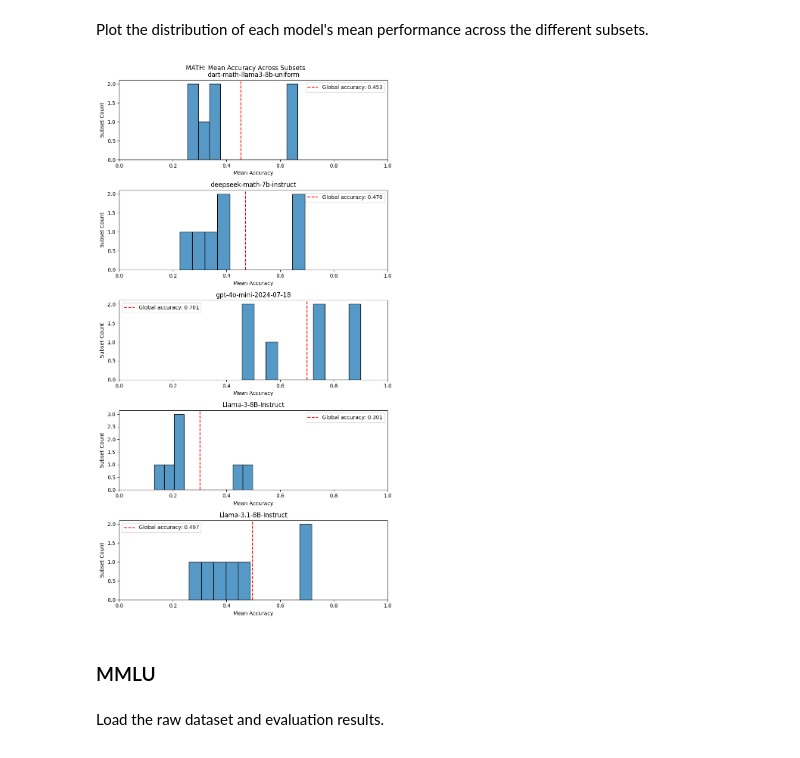
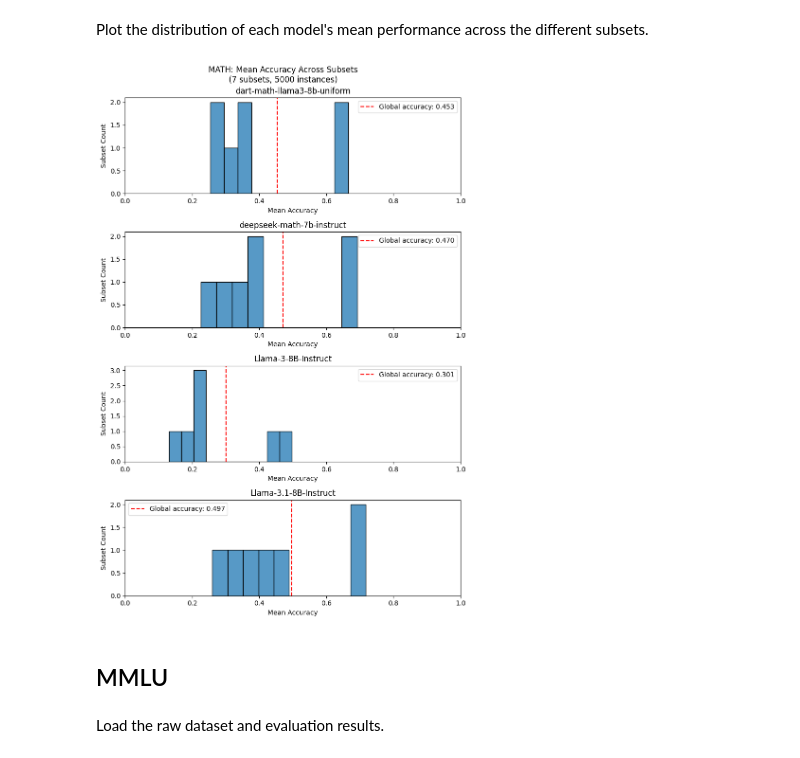
Before and after one commit to mpg05883/EvalTree, a Jupyter notebook: inter_subset_analysis.ipynb, the cells around one changed output. Saved outputs shown, nothing was run; the diff lists cells and outputs as text; code cells hidden in the pictures.

Commit message:
Updated subset analysis plots

```diff
--- a/inter_subset_analysis.ipynb
+++ b/inter_subset_analysis.ipynb
@@ -112,7 +112,7 @@ gpt-4o-2024-08-06: 1
 # %% [markdown]
 Count the number of subsets where the local model ranking differs from the global model ranking.
 # %%
-subset_col = MetadataKey.LIBRARY
+subset_col = MetadataKey.PERTURBATION_TYPE
 subsets = get_unique_metadata_values(dataset_df, subset_col)
 print(f"Subsets: {subsets}")
 
@@ -302,7 +303,7 @@ Load the raw dataset and evaluation results.
 dataset = Dataset.MATH
 dataset_df = pd.read_json(resolve_dataset_path(dataset))
 eval_results_df = load_eval_results(dataset)
-# eval_results_df = eval_results_df.drop(columns=["gpt-4o-mini-2024-07-18"])
+eval_results_df = eval_results_df.drop(columns=["gpt-4o-mini-2024-07-18"])
 models = eval_results_df.columns.tolist()
 
 num_instances, num_models = len(dataset_df), len(models)
@@ -414,6 +414,7 @@ without_gpt_4o_mini = "gpt-4o-mini-2024-07-18" not in models
 note = " (without gpt-4o-mini-2024-07-18)" if without_gpt_4o_mini else ""
 ax.set_title(
     f"{dataset}: Distribution of Kendall's Taus Across {subset_col.capitalize()}s{note}"
+    f"\n({num_models} models, {len(subsets)} subsets, {num_instances} instances)"
 )
 
 for bar in ax.patches:
@@ -505,35 +505,38 @@ Plot the distribution of each model's mean performance across the different subs
 # %%
 global_means = eval_results_df.mean()
 fig, axes = plt.subplots(num_models, 1, figsize=(8, 3 * num_models))
 
 for i, model in enumerate(accuracy_df.columns):
     ax = axes[i] if num_models > 1 else axes
     sns.histplot(data=accuracy_df, x=model, ax=ax, bins=10)
     ax.set_xlabel("Mean Accuracy")
     ax.set_ylabel(f"{subset_col.capitalize()} Count")
     ax.set_title(f"{model}")
     ax.set_xlim(0, 1)
 
     # Add vertical line for global mean
     global_mean = global_means[model]
     ax.axvline(
         global_mean,
         color="red",
         linestyle="--",
         label=f"Global accuracy: {global_mean:.3f}",
     )
     ax.legend()
 
-plt.suptitle(f"{dataset}: Mean Accuracy Across {subset_col.capitalize()}s")
+plt.suptitle(
+    f"{dataset}: Mean Accuracy Across {subset_col.capitalize()}s"
+    f"\n({len(subsets)} subsets, {num_instances} instances)"
+)
 plt.tight_layout()
 plot_name = f"accuracy_distribution_{subset_col}"
 file_path = build_plot_path(dataset, analysis, plot_name)
 plt.savefig(file_path)
 plt.show()
 # %% [output]
-[figure, old version]
+[figure, new version]
 # %% [markdown]
-### MMLU
+## MMLU
 # %% [markdown]
 Load the raw dataset and evaluation results.
 # %%
```
Also changed, not shown: parts of 20 cells of this notebook, 8 other files.
